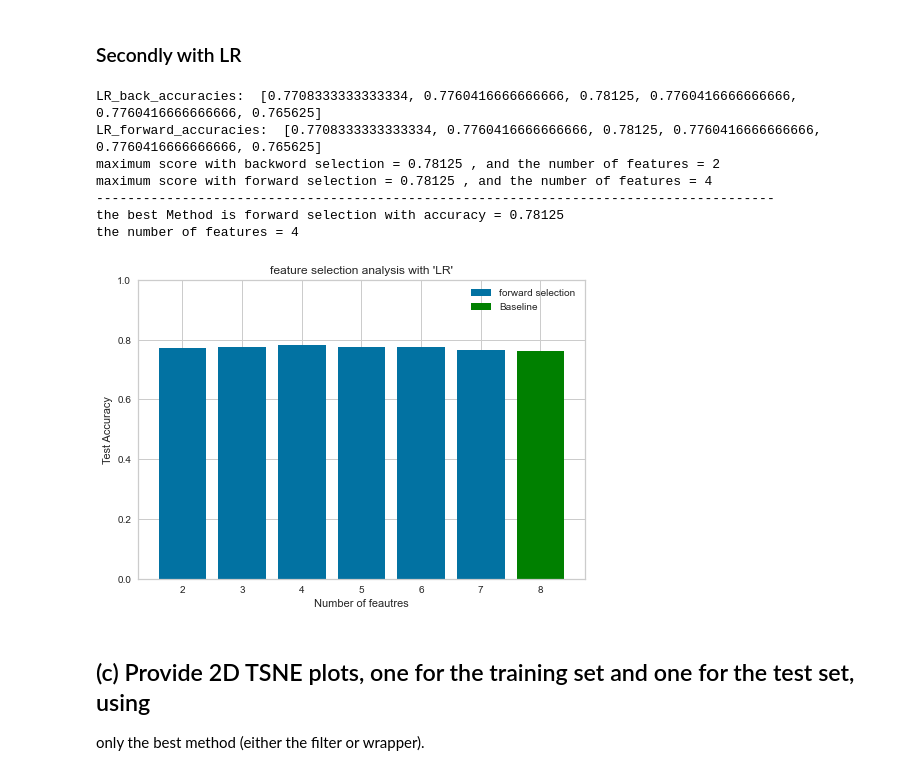
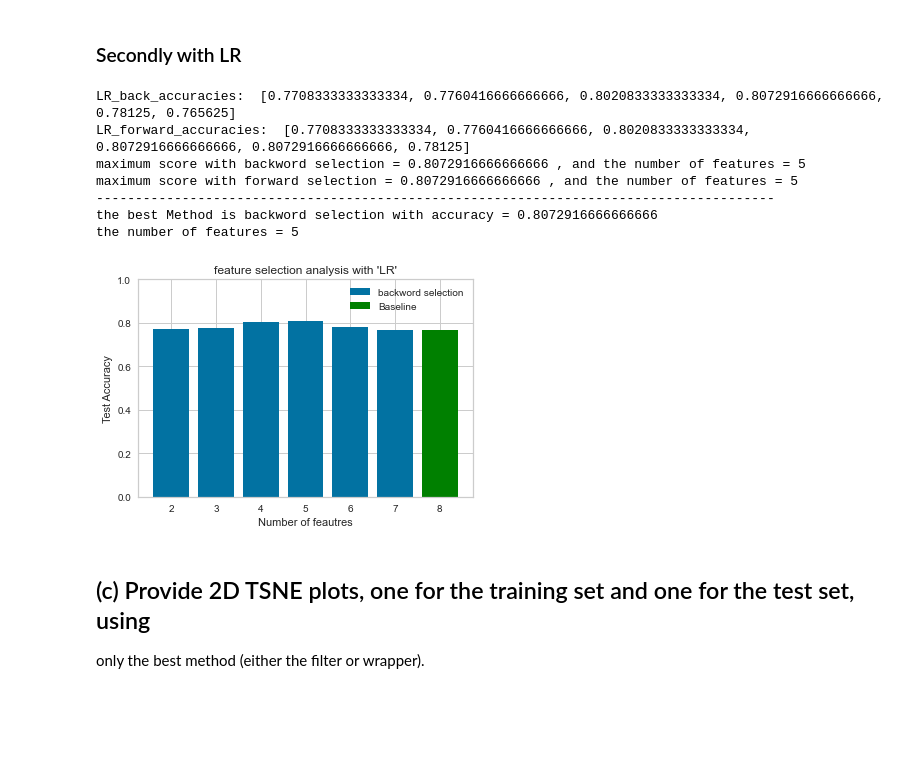
Before and after one commit to Sa2a/Ml_GA3_Clustering, a Jupyter notebook: KNN VS LR analysis.ipynb, the cells around one changed output. Drawn from its saved outputs; the diff is of its cells as text; code cells hidden in the pictures; blank space fills up the shorter version.

```diff
--- a/KNN VS LR analysis.ipynb
+++ b/KNN VS LR analysis.ipynb
@@ -479,15 +477,24 @@ from sklearn.feature_selection import SelectKBest, f_classif,mutual_info_classif
 def feature_selection(model,X_teain,y_train, feature_selection_method = f_classif, range = range(1,len(df.columns)-1)):
   accuracies=[]
   n_features = range
+  best_accuracy =0
+  data =()
+
   for i in n_features:
     feature_selection = SelectKBest(feature_selection_method, k= i)
     x_new = feature_selection.fit_transform(X_teain,y_train)
     x_train_new, x_test_new, y_train_new, y_test_new = train_test_split(x_new, Y, test_size=0.25, random_state=0)
     # acc_LR=LogReg(x_train_new, x_test_new, y_train_new, y_test_new )
-    acc_knn= model(x_train_new, x_test_new, y_train_new, y_test_new)
+    acc= model(x_train_new, x_test_new, y_train_new, y_test_new)
     # LR_accuracies.append(acc_LR)
-    accuracies.append(acc_knn)
-  return accuracies,(x_train_new, x_test_new, y_train_new, y_test_new)
+    accuracies.append(acc)
+    if acc> best_accuracy:
+      best_accuracy = acc
+      best_i = i
+      data = (x_train_new, x_test_new, y_train_new, y_test_new)
+      best_f_model = feature_selection
+
+  return accuracies,best_accuracy,best_i,data,best_f_model
 # %% [markdown]
 ### First KNN
 # %%
@@ -592,6 +600,8 @@ from sklearn.feature_selection import SequentialFeatureSelector
 def fs_wrapper_method(model,testModel,X_teain,y_train, direction = "forward", range = range(1,len(df.columns)-1)):
   accuracies=[]
   n_features = range
+  best_accuracy =0
+  data =()
   for i in n_features:
     feature_selection = SequentialFeatureSelector(model, n_features_to_select=i,direction=direction)
     x_new = feature_selection.fit_transform(X_teain,y_train)
@@ -599,7 +609,13 @@ def fs_wrapper_method(model,testModel,X_teain,y_train, direction = "forward", ra
     # acc = feature_selection.score(x_test_new,y_test_new)
     acc= testModel(x_train_new, x_test_new, y_train_new, y_test_new)
     accuracies.append(acc)
-  return accuracies,(x_train_new, x_test_new, y_train_new, y_test_new)
+    if acc> best_accuracy:
+      best_accuracy = acc
+      best_i = i
+      data = (x_train_new, x_test_new, y_train_new, y_test_new)
+      best_f_model = feature_selection
+
+  return accuracies,best_accuracy,best_i,data,best_f_model
 # %% [markdown]
 ### First KNN
 # %%
@@ -653,50 +669,50 @@ the number of features = 3
 ### Secondly with LR
 # %%
 n_features = range(2,len(df.columns)-1)
-LR_back_accuracies ,LR_back_transofrmed_data= fs_wrapper_method(LogisticRegression(),LogReg,X,Y, direction = "backward", range=n_features )
-LR_forward_accuracies ,LR_forward_transformed_data= fs_wrapper_method(LogisticRegression(),LogReg,X,Y, direction = "forward", range=n_features)
+LR_back_accuracies, LR_max_accuracy_back,LR_back_best_i ,LR_back_transformed_data, LR_back_wrapper_model= fs_wrapper_method(LogisticRegression(random_state=0),LogReg,X,Y, direction = "backward", range=n_features )
+LR_forward_accuracies,LR_max_accuracy_forward,LR_forward_best_i ,LR_forward_transformed_data, LR_forward_wrapper_model= fs_wrapper_method(LogisticRegression(random_state=0),LogReg,X,Y, direction = "forward", range=n_features)
 # %%
 
 print("LR_back_accuracies: ",LR_back_accuracies)
 print("LR_forward_accuracies: ",LR_forward_accuracies)
 
-max_accuracy_back = np.max(LR_back_accuracies)
-max_accuracy_forward = np.max(LR_forward_accuracies)
+max_accuracy_back = LR_max_accuracy_back
+max_accuracy_forward = LR_max_accuracy_forward
 
-print(f'maximum score with backword selection = {max_accuracy_back} , and the number of features = {n_features[LR_back_accuracies.index(max_accuracy_RFE)]}')
-print(f'maximum score with forward selection = {max_accuracy_forward} , and the number of features = {n_features[LR_forward_accuracies.index(max_accuracy_forward)]}')
+print(f'maximum score with backword selection = {max_accuracy_back} , and the number of features = {LR_back_best_i}')
+print(f'maximum score with forward selection = {max_accuracy_forward} , and the number of features = {LR_forward_best_i}')
 print("---------------------------------------------------------------------------------------")
 max = max_accuracy_forward
-if max< max_accuracy_back:
+if max< max_accuracy_back or (max== max_accuracy_back and LR_back_best_i <= LR_forward_best_i):
     max= max_accuracy_back
-    print (f"the best Method is backword selection with accuracy = {max} \nthe number of features = {n_features[LR_back_accuracies.index(max)]}")
+    print (f"the best Method is backword selection with accuracy = {max} \nthe number of features = {LR_back_best_i}")
     plt.bar(n_features,LR_back_accuracies,label="backword selection")
     plt.bar([8],[evaluation_LR],label="Baseline",color ="green")
     plt.title("feature selection analysis with 'LR'")
     plt.xlabel("Number of feautres")
     plt.ylabel("Test Accuracy")
     plt.legend()
     plt.ylim(0,1)
     plt.show()
 else:
-    print (f"the best Method is forward selection with accuracy = {max} \nthe number of features = {n_features[LR_forward_accuracies.index(max)]}")
+    print (f"the best Method is forward selection with accuracy = {max} \nthe number of features = {LR_forward_best_i}")
     plt.bar(n_features,LR_forward_accuracies,label="forward selection")
     plt.bar([8],[evaluation_LR],label="Baseline",color ="green")
     plt.title("feature selection analysis with 'LR'")
     plt.xlabel("Number of feautres")
     plt.ylabel("Test Accuracy")
     plt.legend()
     plt.ylim(0,1)
     plt.show()
 # %% [output]
-LR_back_accuracies:  [0.7708333333333334, 0.7760416666666666, 0.78125, 0.7760416666666666, 0.7760416666666666, 0.765625]
-LR_forward_accuracies:  [0.7708333333333334, 0.7760416666666666, 0.78125, 0.7760416666666666, 0.7760416666666666, 0.765625]
-maximum score with backword selection = 0.78125 , and the number of features = 2
-maximum score with forward selection = 0.78125 , and the number of features = 4
+LR_back_accuracies:  [0.7708333333333334, 0.7760416666666666, 0.8020833333333334, 0.8072916666666666, 0.78125, 0.765625]
+LR_forward_accuracies:  [0.7708333333333334, 0.7760416666666666, 0.8020833333333334, 0.8072916666666666, 0.8072916666666666, 0.78125]
+maximum score with backword selection = 0.8072916666666666 , and the number of features = 5
+maximum score with forward selection = 0.8072916666666666 , and the number of features = 5
 ---------------------------------------------------------------------------------------
-the best Method is forward selection with accuracy = 0.78125
-the number of features = 4
+the best Method is backword selection with accuracy = 0.8072916666666666
+the number of features = 5
-[figure, old version]
+[figure, new version]
 # %% [markdown]
 ## (c) Provide 2D TSNE plots, one for the training set and one for the test set, using
 only the best method (either the filter or wrapper).
```
Also changed, not shown: parts of 39 cells of this notebook.
